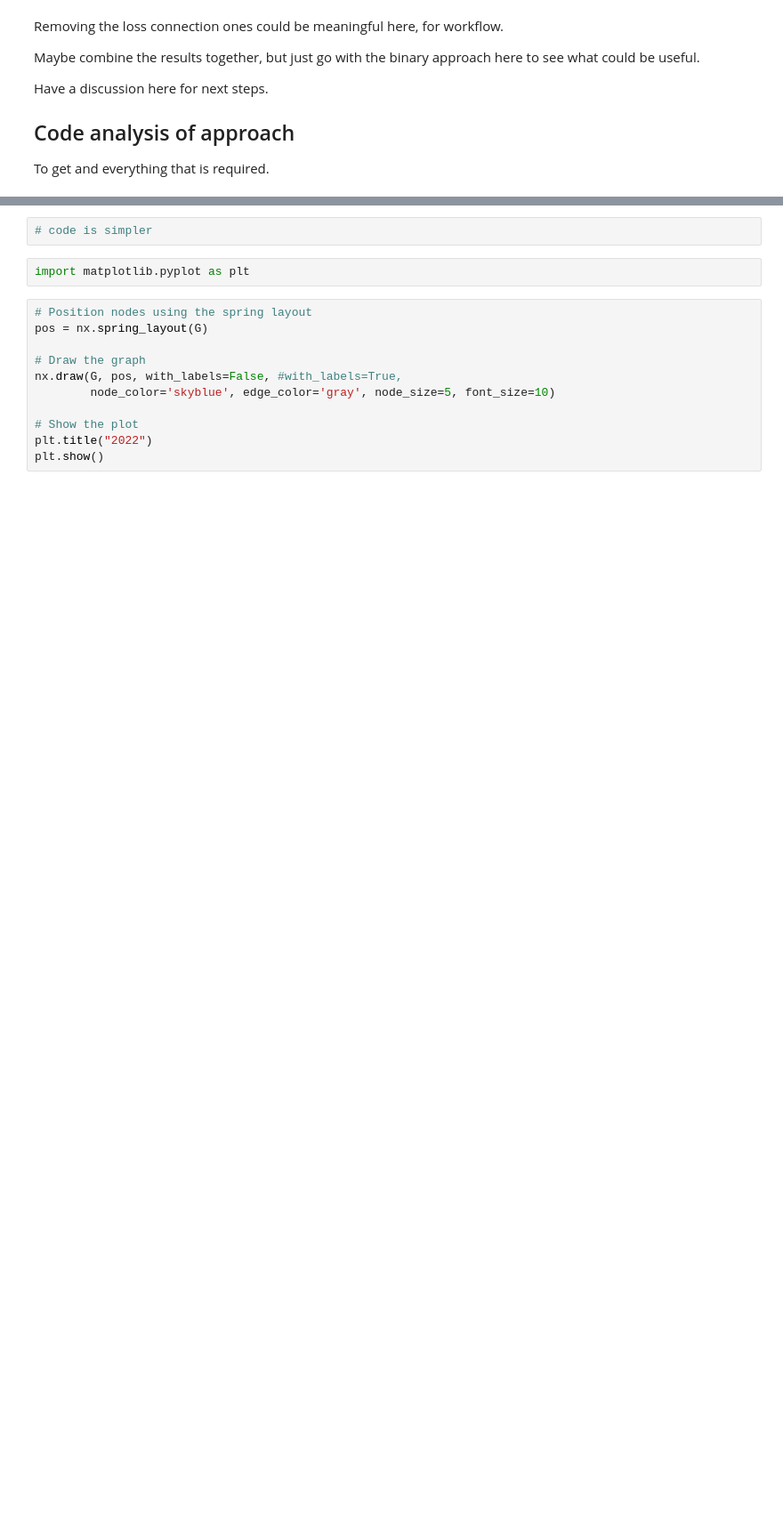
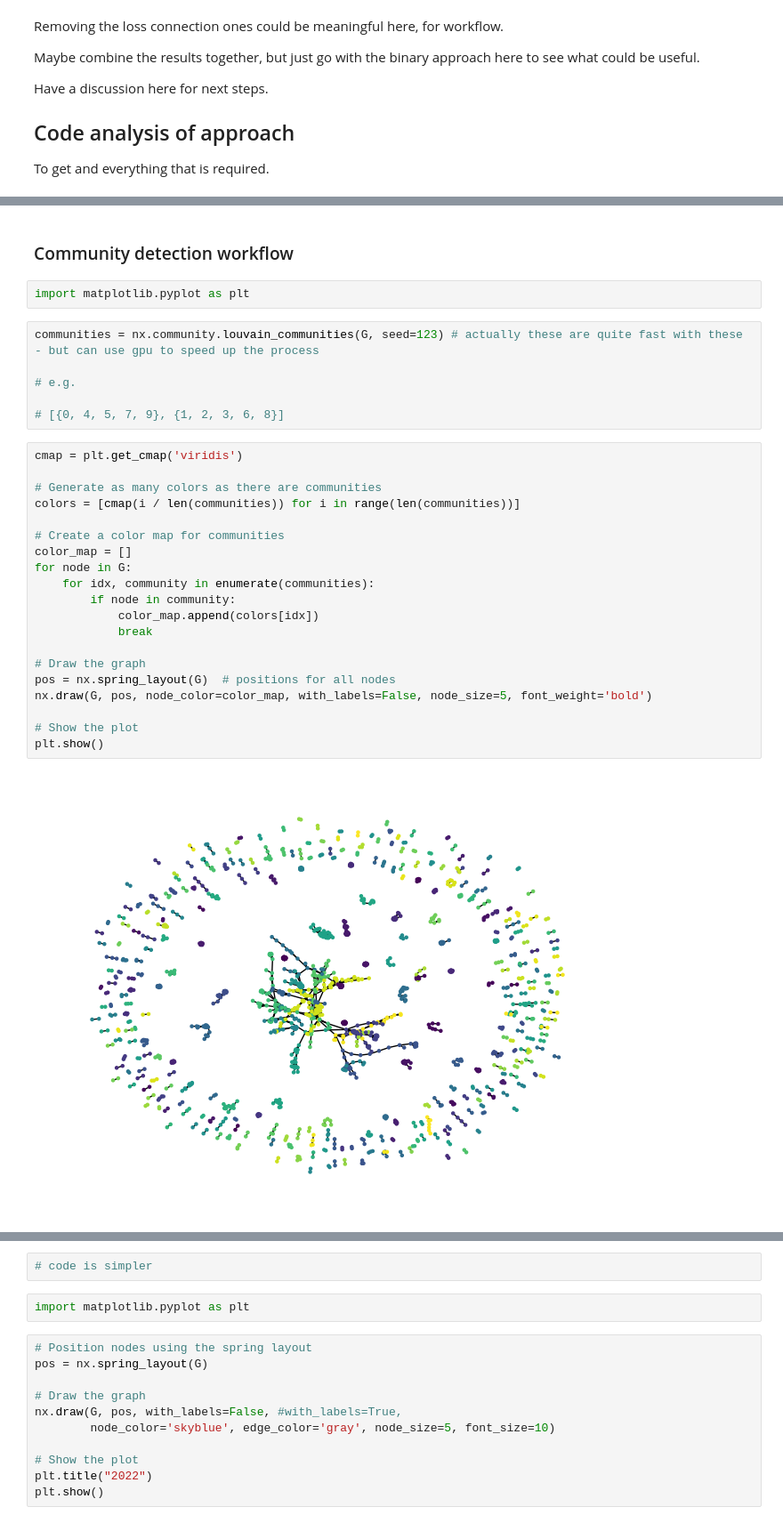
Before and after one commit to PeterHuGC/Imperial_Dissertation_Research, a Jupyter notebook: 4. Feature_Generation/1.Full_Company_Interlock_Exploration.ipynb, the cells around one changed output, grey strips where cells are left out. Shown at 89% size. Drawn from its saved outputs; the diff is of its cells as text; blank space fills up the shorter version.

Commit message:
Got the full board interlocking workflow

```diff
--- a/4. Feature_Generation/1.Full_Company_Interlock_Exploration.ipynb
+++ b/4. Feature_Generation/1.Full_Company_Interlock_Exploration.ipynb
@@ -193,0 +201,32 @@ Betweenness centrality for each node: {26765.0: 0.0007220030427271087, 31557.0:
+# %% [markdown]
+### Community detection workflow
+# %%
+import matplotlib.pyplot as plt
+# %%
+communities = nx.community.louvain_communities(G, seed=123) # actually these are quite fast with these - but can use gpu to speed up the process
+
+# e.g.
+
+# [{0, 4, 5, 7, 9}, {1, 2, 3, 6, 8}]
+# %%
+cmap = plt.get_cmap('viridis')
+
+# Generate as many colors as there are communities
+colors = [cmap(i / len(communities)) for i in range(len(communities))]
+
+# Create a color map for communities
+color_map = []
+for node in G:
+    for idx, community in enumerate(communities):
+        if node in community:
+            color_map.append(colors[idx])
+            break
+
+# Draw the graph
+pos = nx.spring_layout(G)  # positions for all nodes
+nx.draw(G, pos, node_color=color_map, with_labels=False, node_size=5, font_weight='bold')
+
+# Show the plot
+plt.show()
+# %% [output]
+[figure, added]
```
Also changed, not shown: parts of 18 cells of this notebook.
